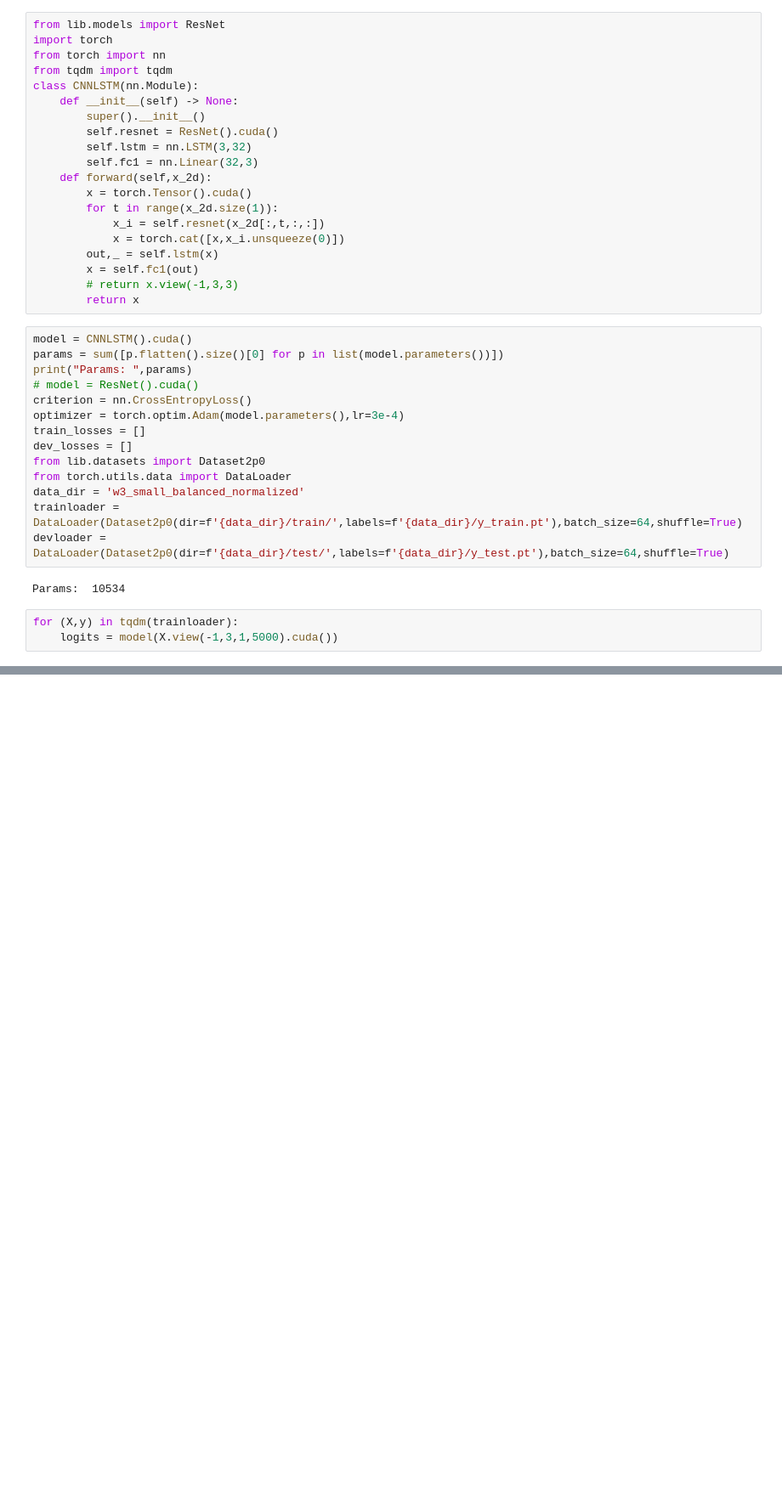
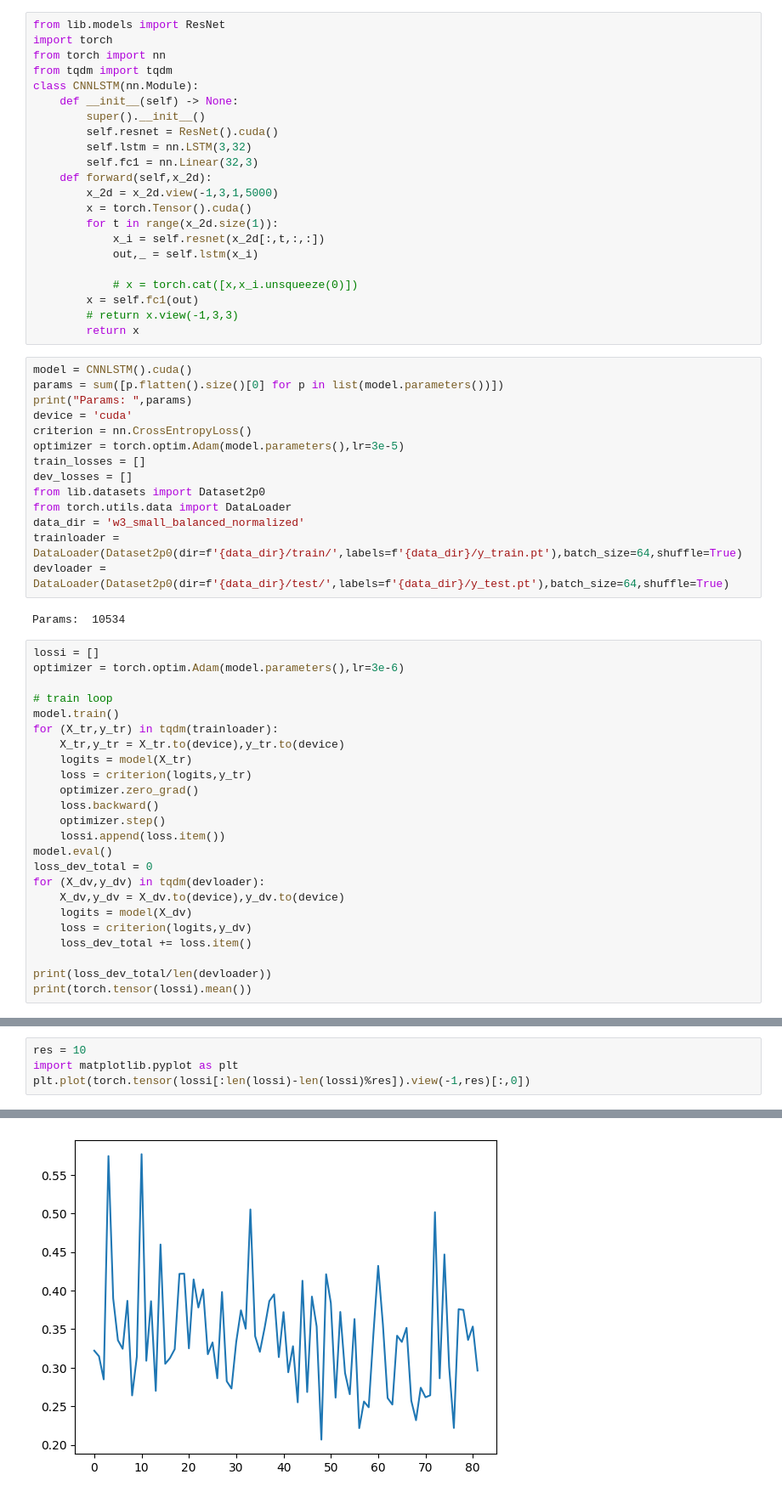
Before and after one commit to smithandrewk/sleep_ml, a Jupyter notebook: resnet-lstm.ipynb, the cells around one changed output, grey strips where cells are left out. Shown at 85% size. Drawn from its saved outputs; the diff is of its cells as text; blank space fills up the shorter version.

```diff
--- a/resnet-lstm.ipynb
+++ b/resnet-lstm.ipynb
@@ -10,11 +10,13 @@ class CNNLSTM(nn.Module):
         self.lstm = nn.LSTM(3,32)
         self.fc1 = nn.Linear(32,3)
     def forward(self,x_2d):
+        x_2d = x_2d.view(-1,3,1,5000)
         x = torch.Tensor().cuda()
         for t in range(x_2d.size(1)):
             x_i = self.resnet(x_2d[:,t,:,:])
-            x = torch.cat([x,x_i.unsqueeze(0)])
-        out,_ = self.lstm(x)
+            out,_ = self.lstm(x_i)
+
+            # x = torch.cat([x,x_i.unsqueeze(0)])
         x = self.fc1(out)
         # return x.view(-1,3,3)
         return x
@@ -22,9 +24,9 @@ class CNNLSTM(nn.Module):
 model = CNNLSTM().cuda()
 params = sum([p.flatten().size()[0] for p in list(model.parameters())])
 print("Params: ",params)
-# model = ResNet().cuda()
+device = 'cuda'
 criterion = nn.CrossEntropyLoss()
-optimizer = torch.optim.Adam(model.parameters(),lr=3e-4)
+optimizer = torch.optim.Adam(model.parameters(),lr=3e-5)
 train_losses = []
 dev_losses = []
 from lib.datasets import Dataset2p0
@@ -34,6 +36,27 @@ trainloader = DataLoader(Dataset2p0(dir=f'{data_dir}/train/',labels=f'{data_dir}
 devloader = DataLoader(Dataset2p0(dir=f'{data_dir}/test/',labels=f'{data_dir}/y_test.pt'),batch_size=64,shuffle=True)
 # %% [output]
 Params:  10534
-# %%
-for (X,y) in tqdm(trainloader):
-    logits = model(X.view(-1,3,1,5000).cuda())
+# %%
+lossi = []
+optimizer = torch.optim.Adam(model.parameters(),lr=3e-6)
+
+# train loop
+model.train()
+for (X_tr,y_tr) in tqdm(trainloader):
+    X_tr,y_tr = X_tr.to(device),y_tr.to(device)
+    logits = model(X_tr)
+    loss = criterion(logits,y_tr)
+    optimizer.zero_grad()
+    loss.backward()
+    optimizer.step()
+    lossi.append(loss.item())
+model.eval()
+loss_dev_total = 0
+for (X_dv,y_dv) in tqdm(devloader):
+    X_dv,y_dv = X_dv.to(device),y_dv.to(device)
+    logits = model(X_dv)
+    loss = criterion(logits,y_dv)
+    loss_dev_total += loss.item()
+
+print(loss_dev_total/len(devloader))
+print(torch.tensor(lossi).mean())
@@ -39,0 +66,5 @@ for (X,y) in tqdm(trainloader):
+# %%
+res = 10
+import matplotlib.pyplot as plt
+plt.plot(torch.tensor(lossi[:len(lossi)-len(lossi)%res]).view(-1,res)[:,0])
+# %% [output]
@@ -39,0 +72 @@ for (X,y) in tqdm(trainloader):
+[figure, added]
```
Also changed, not shown: parts of 2 cells of this notebook, 2 other files.
